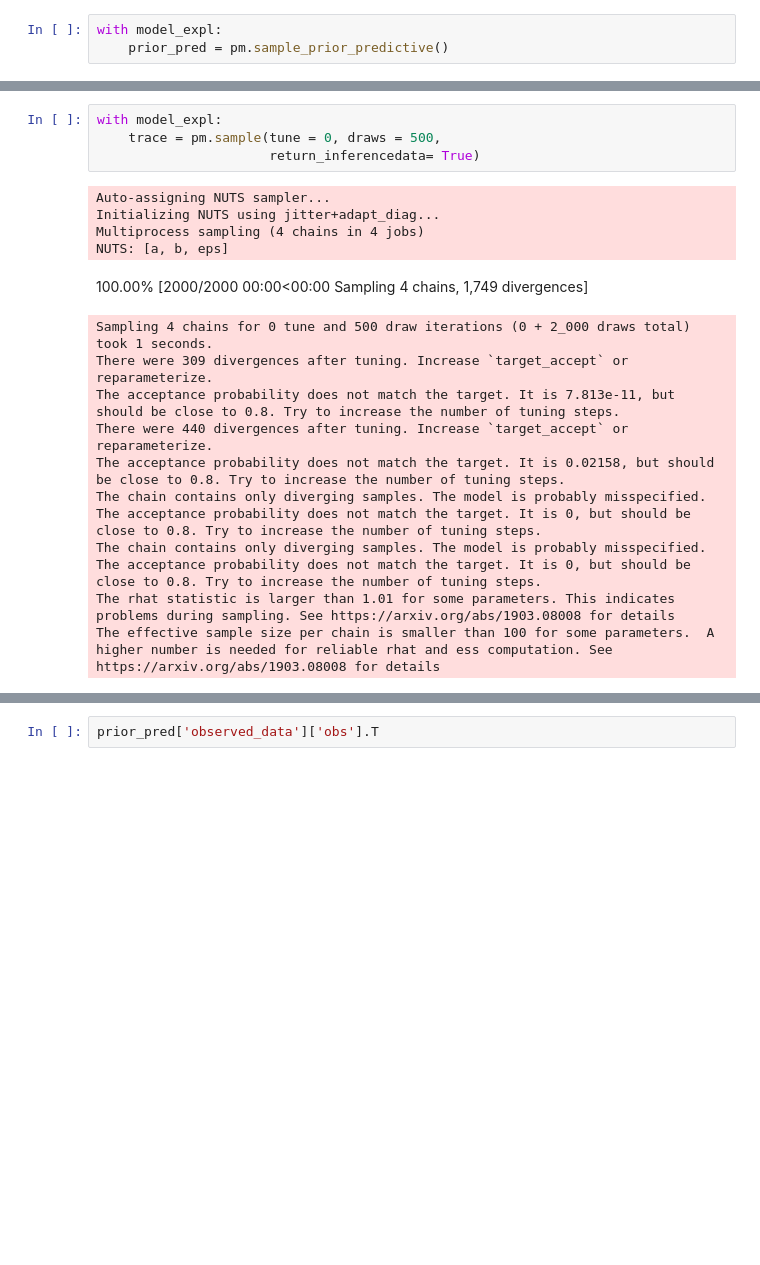
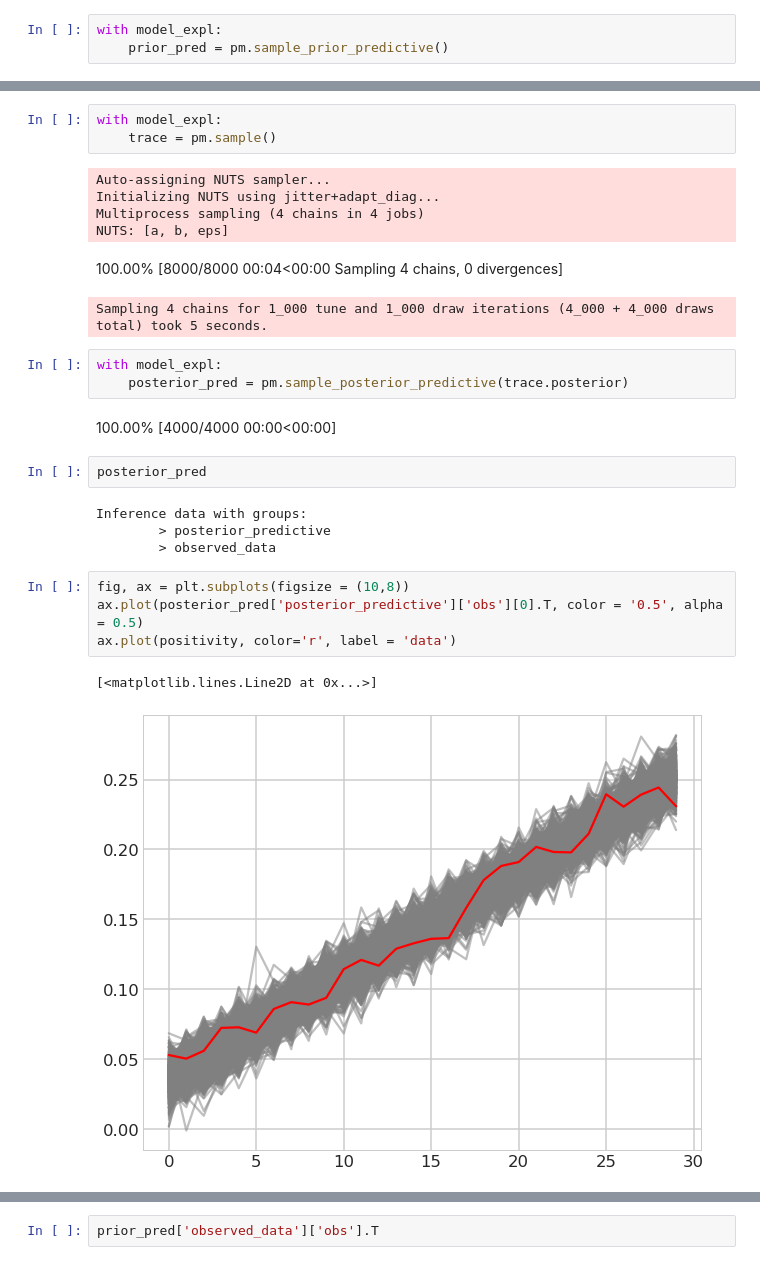
Before and after one commit to JaFrese/Bayes, a Jupyter notebook: Take Home #2.ipynb, the cells around one changed output, grey strips where cells are left out. Drawn from its saved outputs; the diff is of its cells as text; blank space fills up the shorter version.

```diff
--- a/Take Home #2.ipynb
+++ b/Take Home #2.ipynb
@@ -223,21 +261,28 @@ ax.set(ylim = (0,.25), xlim = (0,30), title = 'Prior predictive', xlabel = "Dias
 # %%
 with model_expl:
-    trace = pm.sample(tune = 0, draws = 500,
-                      return_inferencedata= True)
+    trace = pm.sample()
 # %% [output]
 Auto-assigning NUTS sampler...
 Initializing NUTS using jitter+adapt_diag...
 Multiprocess sampling (4 chains in 4 jobs)
 NUTS: [a, b, eps]
-100.00% [2000/2000 00:00<00:00 Sampling 4 chains, 1,749 divergences]
+100.00% [8000/8000 00:04<00:00 Sampling 4 chains, 0 divergences]
-Sampling 4 chains for 0 tune and 500 draw iterations (0 + 2_000 draws total) took 1 seconds.
-There were 309 divergences after tuning. Increase `target_accept` or reparameterize.
-The acceptance probability does not match the target. It is 7.813e-11, but should be close to 0.8. Try to increase the number of tuning steps.
-There were 440 divergences after tuning. Increase `target_accept` or reparameterize.
-The acceptance probability does not match the target. It is 0.02158, but should be close to 0.8. Try to increase the number of tuning steps.
-The chain contains only diverging samples. The model is probably misspecified.
-The acceptance probability does not match the target. It is 0, but should be close to 0.8. Try to increase the number of tuning steps.
-The chain contains only diverging samples. The model is probably misspecified.
-The acceptance probability does not match the target. It is 0, but should be close to 0.8. Try to increase the number of tuning steps.
-The rhat statistic is larger than 1.01 for some parameters. This indicates problems during sampling. See https://arxiv.org/abs/1903.08008 for details
-The effective sample size per chain is smaller than 100 for some parameters.  A higher number is needed for reliable rhat and ess computation. See https://arxiv.org/abs/1903.08008 for details
+Sampling 4 chains for 1_000 tune and 1_000 draw iterations (4_000 + 4_000 draws total) took 5 seconds.
+# %%
+with model_expl:
+    posterior_pred = pm.sample_posterior_predictive(trace.posterior)
+# %% [output]
+100.00% [4000/4000 00:00<00:00]
+# %%
+posterior_pred
+# %% [output]
+Inference data with groups:
+        > posterior_predictive
+        > observed_data
+# %%
+fig, ax = plt.subplots(figsize = (10,8))
+ax.plot(posterior_pred['posterior_predictive']['obs'][0].T, color = '0.5', alpha = 0.5)
+ax.plot(positivity, color='r', label = 'data')
+# %% [output]
+[<matplotlib.lines.Line2D at 0x...>]
+[figure, added]
```
Also changed, not shown: parts of 10 cells of this notebook.
